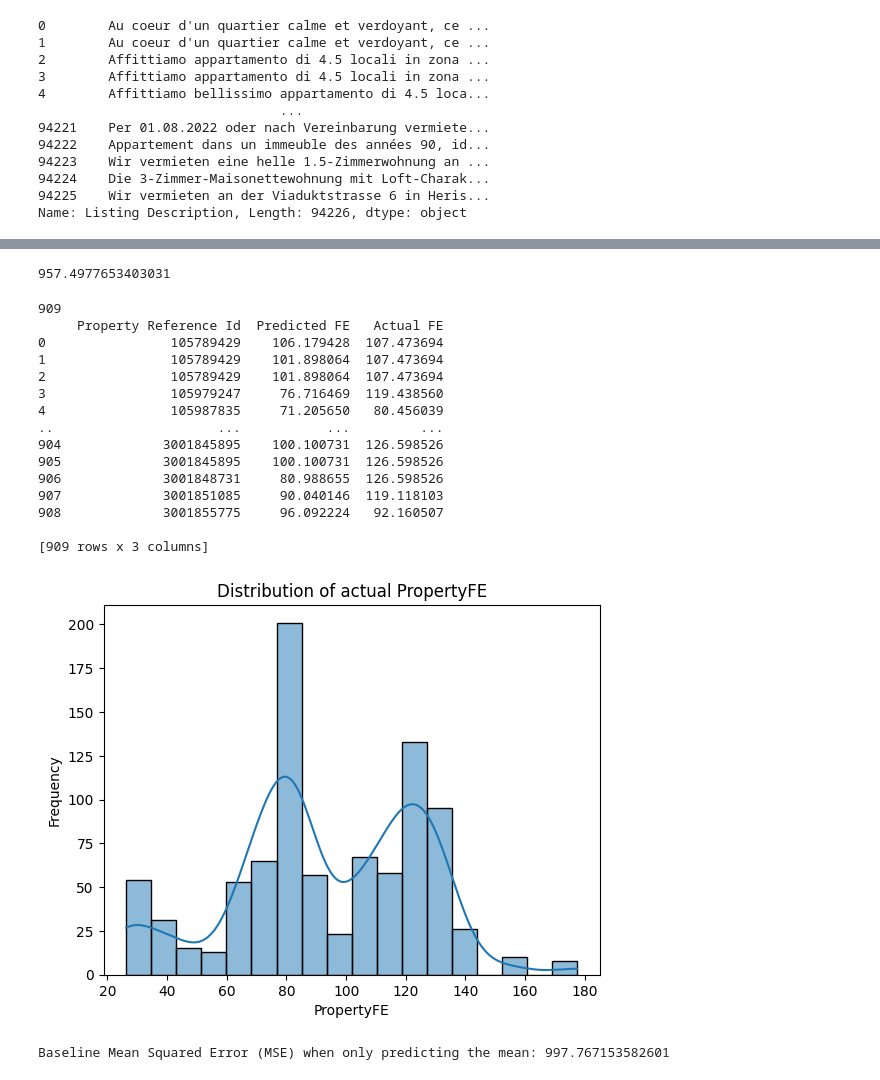
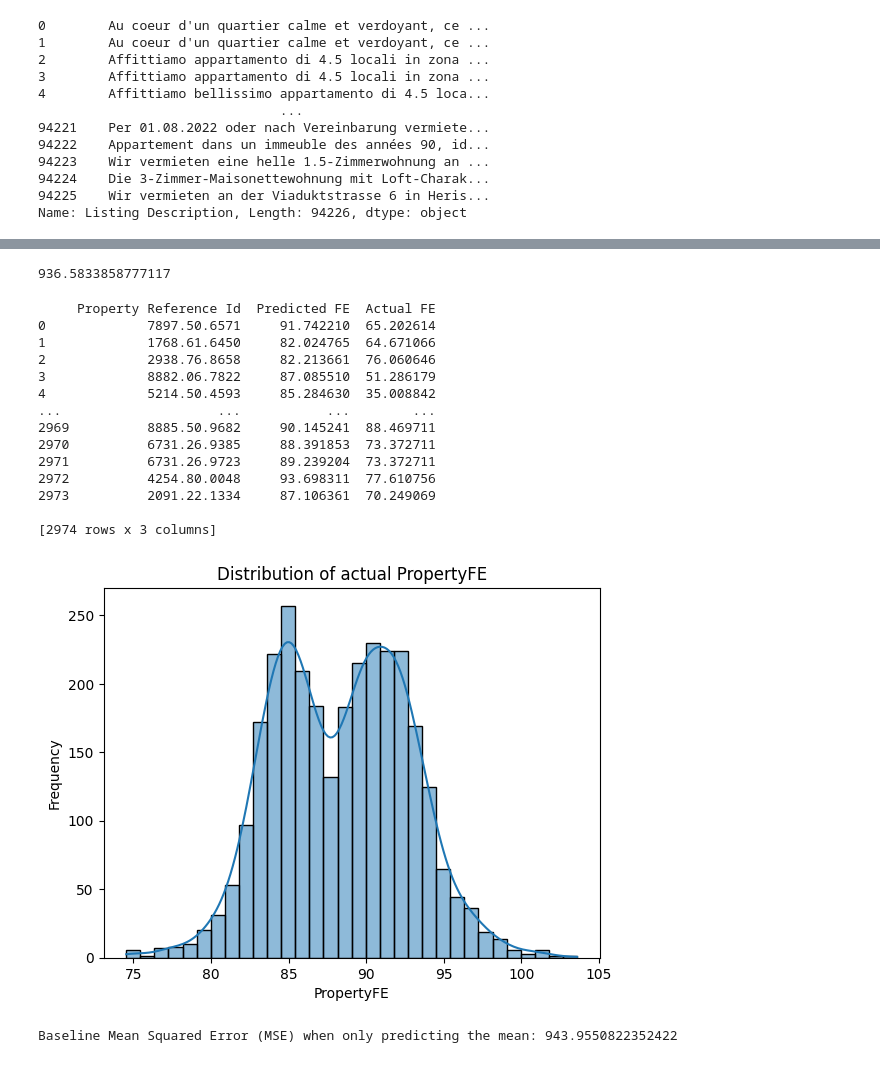
Before and after one commit to matthewepfl/energyefficiencyfall24, a Jupyter notebook: text/energy_efficiency.ipynb, the cells around one changed output, grey strips where cells are left out. Drawn from its saved outputs; the diff is of its cells as text; code cells hidden in the pictures.

Commit message:
predicitions with new split

```diff
--- a/text/energy_efficiency.ipynb
+++ b/text/energy_efficiency.ipynb
@@ -82,0 +68,23 @@ text_train = text_train.dropna(subset=['Listing Description'])
+# %%
+properties_train = pd.read_csv('data/train_data_properties2.csv')['Property Reference Id'].unique().tolist()
+properties_test = pd.read_csv('data/test_data_properties2.csv')['Property Reference Id'].unique().tolist()
+
+# select the properties that are in the train and test sets
+text_train = listings_df[listings_df['Property Reference Id'].isin(properties_train)]
+text_test = listings_df[listings_df['Property Reference Id'].isin(properties_test)]
+
+
+# only keep the last advertisement version
+text_train = text_train.loc[text_train.groupby('Property Reference Id')['Advertisement Version Id'].idxmax()]
+text_test = text_test.loc[text_test.groupby('Property Reference Id')['Advertisement Version Id'].idxmax()]
+
+
+# delete the rows where the text is empty
+text_train = text_train.dropna(subset=['Listing Description'])
+
+# sort the sets according to original split
+text_train['Property Reference Id'] = pd.Categorical(text_train['Property Reference Id'], categories=properties_train, ordered=True)
+text_train = text_train.sort_values('Property Reference Id')
+
+text_test['Property Reference Id'] = pd.Categorical(text_test['Property Reference Id'], categories=properties_test, ordered=True)
+text_test = text_test.sort_values('Property Reference Id')
@@ -108,7 +122,7 @@ from transformers import BertTokenizer, BertModel
 MAX_LEN = 500
 TRAIN_BATCH_SIZE = 8
 VALID_BATCH_SIZE = 8
-EPOCHS = 10
+EPOCHS = 6
 LEARNING_RATE = 2e-4
 device = torch.device("cuda" if torch.cuda.is_available() else "cpu")
 
@@ -191,14 +196,12 @@ BERTRegressor(
 # %%
 eval_model(saved_model, test_loader, criterion, device)
 # %% [output]
-957.4977653403031
+936.5833858777117
 # %%
 # save the predictions
-property_ids = listings_df[listings_df['Property Reference Id'].isin(properties_test)]['Advertisement Id'].tolist()
 predictions = []
 labels = []
 
-print(len(property_ids))
 saved_model.eval()
 with torch.no_grad():
     for d in test_loader:
@@ -212,7 +215,7 @@ with torch.no_grad():
 
 
 predictions_df = pd.DataFrame({
-    'Property Reference Id': property_ids,
+    'Property Reference Id': properties_test,
     'Predicted FE': predictions,
     'Actual FE': labels
 })
@@ -221,31 +224,30 @@ print(predictions_df)
 
 predictions_df.to_csv("text_predictions.csv")
 # %% [output]
-909
-     Property Reference Id  Predicted FE   Actual FE
-0                105789429    106.179428  107.473694
-1                105789429    101.898064  107.473694
-2                105789429    101.898064  107.473694
-3                105979247     76.716469  119.438560
-4                105987835     71.205650   80.456039
-..                     ...           ...         ...
-904             3001845895    100.100731  126.598526
-905             3001845895    100.100731  126.598526
-906             3001848731     80.988655  126.598526
-907             3001851085     90.040146  119.118103
-908             3001855775     96.092224   92.160507
+     Property Reference Id  Predicted FE  Actual FE
+0             7897.50.6571     91.742210  65.202614
+1             1768.61.6450     82.024765  64.671066
+2             2938.76.8658     82.213661  76.060646
+3             8882.06.7822     87.085510  51.286179
+4             5214.50.4593     85.284630  35.008842
+...                    ...           ...        ...
+2969          8885.50.9682     90.145241  88.469711
+2970          6731.26.9385     88.391853  73.372711
+2971          6731.26.9723     89.239204  73.372711
+2972          4254.80.0048     93.698311  77.610756
+2973          2091.22.1334     87.106361  70.249069
 
-[909 rows x 3 columns]
+[2974 rows x 3 columns]
 # %%
 import matplotlib.pyplot as plt
 import seaborn as sns
-sns.histplot(predictions_df['Actual FE'].tolist(), kde=True)
+sns.histplot(predictions_df['Predicted FE'].tolist(), kde=True)
 plt.title('Distribution of actual PropertyFE')
 plt.xlabel('PropertyFE')
 plt.ylabel('Frequency')
 plt.show()
 # %% [output]
-[figure, old version]
+[figure, new version]
 # %%
 import numpy as np
 
@@ -257,4 +259,4 @@ mse = np.mean((predictions_df['Actual FE'] - mean_predictions) ** 2)
 
 print("Baseline Mean Squared Error (MSE) when only predicting the mean:", mse)
 # %% [output]
-Baseline Mean Squared Error (MSE) when only predicting the mean: 997.767153582601
+Baseline Mean Squared Error (MSE) when only predicting the mean: 943.9550822352422
```
Also changed, not shown: parts of 6 cells of this notebook, 1 other file.
